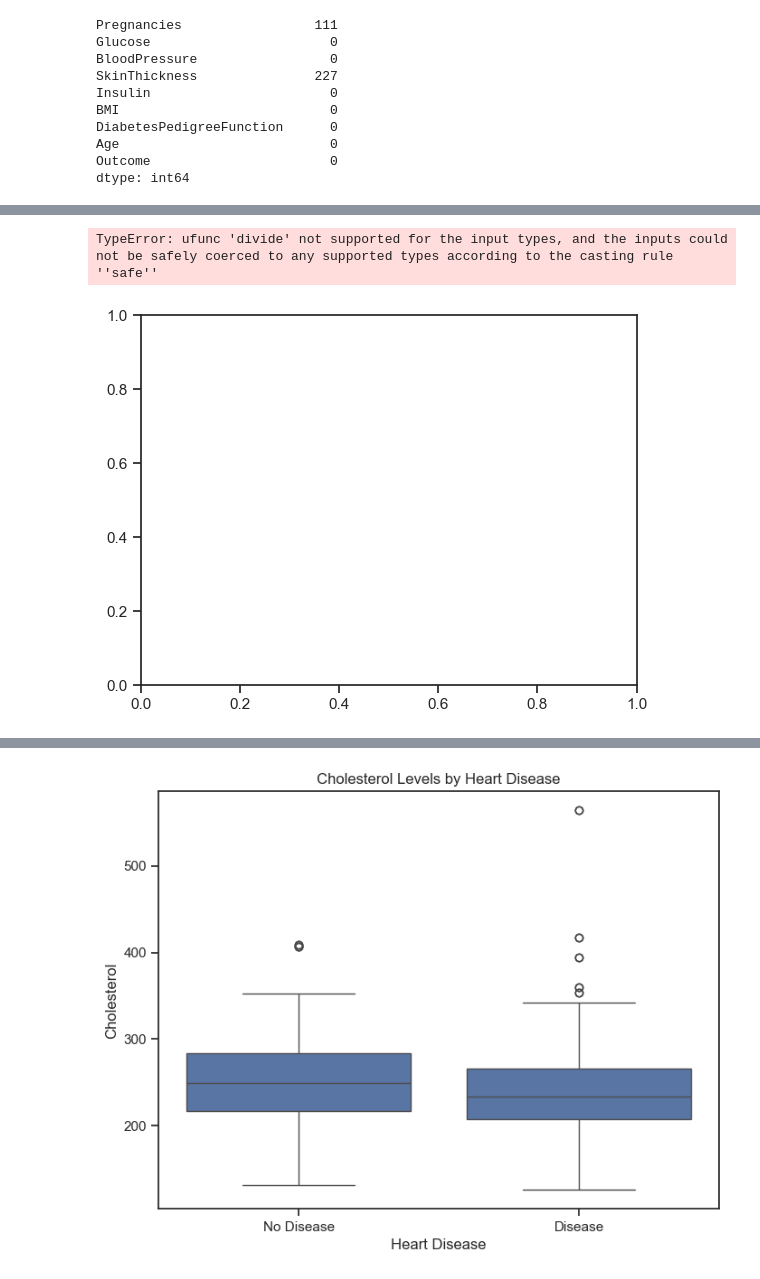
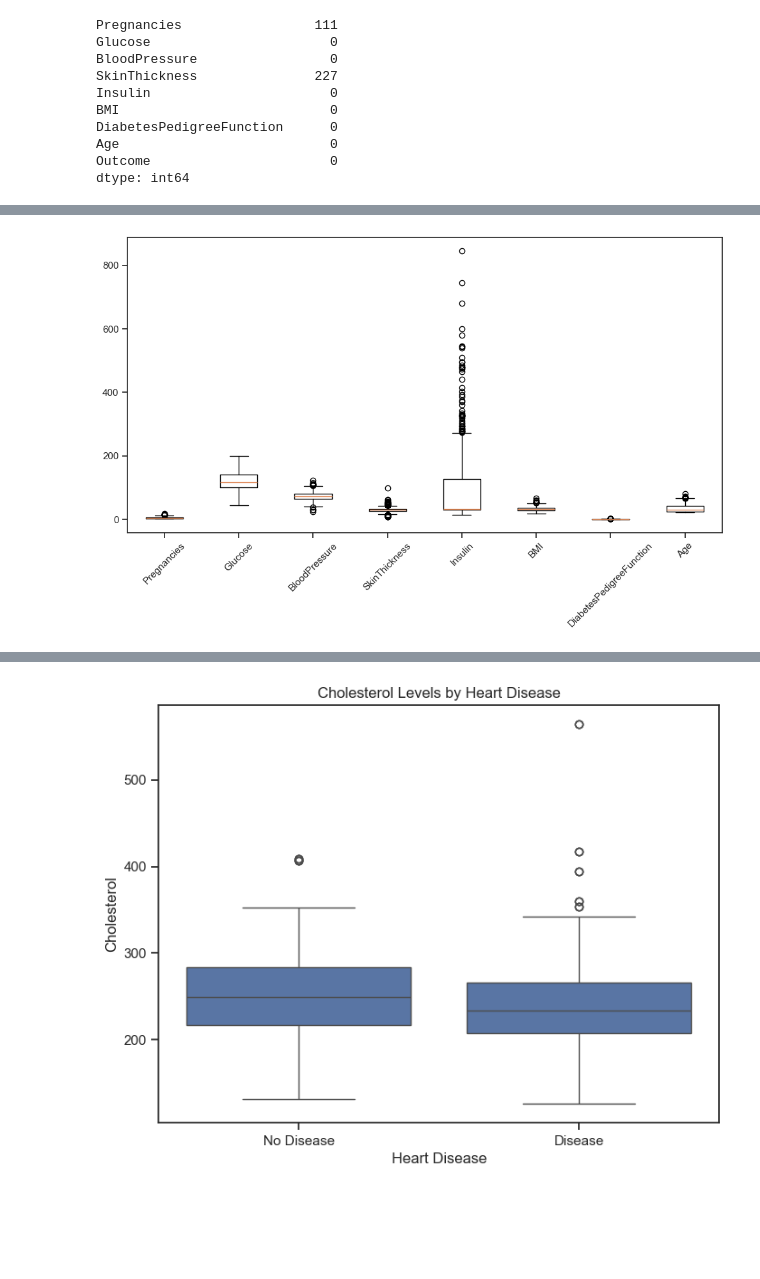
Before and after one commit to rezaaprm/Study-with-Machine-Learning, a Jupyter notebook: Pertemuan 7 - Klasifikasi Data Heart Disease/Klasifikasi_boxplot.ipynb, the cells around one changed output, grey strips where cells are left out. Drawn from its saved outputs; the diff is of its cells as text; code cells hidden in the pictures; blank space fills up the shorter version.

```diff
--- a/Pertemuan 7 - Klasifikasi Data Heart Disease/Klasifikasi_boxplot.ipynb
+++ b/Pertemuan 7 - Klasifikasi Data Heart Disease/Klasifikasi_boxplot.ipynb
@@ -199,6 +223,9 @@ Outcome                       0
 dtype: int64
-# %%
-plt.boxplot(df2);
-# %% [output]
-TypeError: ufunc 'divide' not supported for the input types, and the inputs could not be safely coerced to any supported types according to the casting rule ''safe''
-[figure, removed]
+# %%
+plt.figure(figsize=(12,6))
+plt.boxplot(df2.select_dtypes(include=np.number))
+plt.xticks(ticks=range(1, len(df2.select_dtypes(include=np.number).columns)+1),
+           labels=df2.select_dtypes(include=np.number).columns, rotation=45)
+plt.show()
+# %% [output]
+[figure, added]
```
Also changed, not shown: parts of 6 cells of this notebook, 5 other files.
